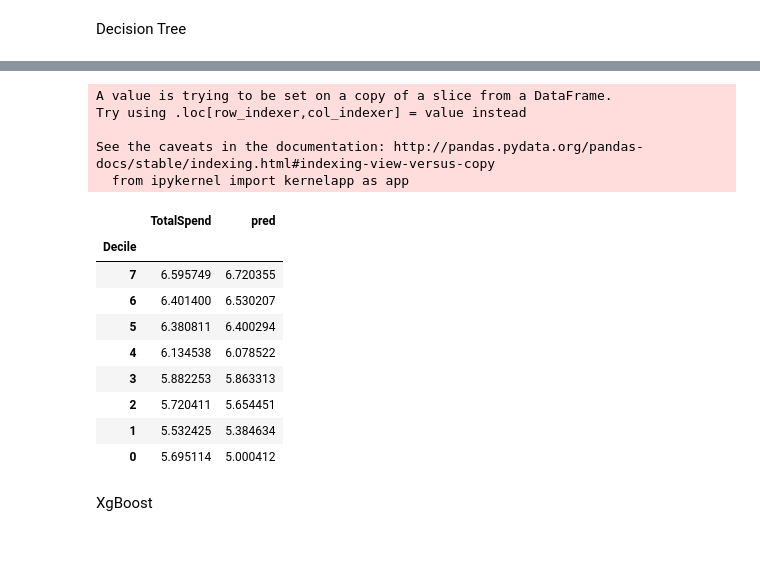
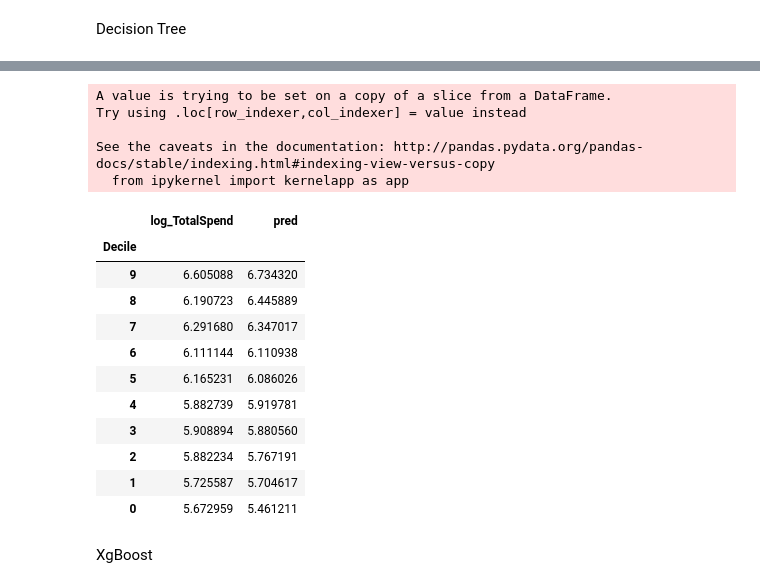
Before and after one commit to devarun07/Analytix, a Jupyter notebook: Projects/1. Predicting Credit Card Spend & Identifying Key Drivers/Project-1.ipynb, the cells around one changed output, grey strips where cells are left out. Saved outputs shown, nothing was run; the diff lists cells and outputs as text; code cells hidden in the pictures; blank space fills up the shorter version.

```diff
--- a/Projects/1. Predicting Credit Card Spend & Identifying Key Drivers/Project-1.ipynb
+++ b/Projects/1. Predicting Credit Card Spend & Identifying Key Drivers/Project-1.ipynb
@@ -1185,7 +1225,7 @@ Text(0,0.5,'RMSE')
 # %%
 from sklearn import metrics
 # %%
-dt = DecisionTreeRegressor(max_depth=6, min_samples_split=100, max_leaf_nodes=30)
+dt = DecisionTreeRegressor(max_depth=8, min_samples_split=100, max_leaf_nodes=40)
 dt.fit(train_X, train_y)
 pred = dt.predict(train_X)
 # %%
@@ -1195,11 +1269,12 @@ np.sqrt(metrics.mean_squared_error(train_y, pred))
 # %%
-parameters = {"criterion": ["mse", "mae"],
-              "max_depth": [4,5,6,7,8],
-             "min_samples_split":[80,100,150],
-              "max_leaf_nodes": [10,20,30,40,50],
+parameters = {"criterion": ["mse"],
+              "max_depth": [3,5,7],
+             "min_samples_split":[50,100,150],
+              "max_leaf_nodes": [20,30,40,80],
               }
 # %%
 gscv_dtr = GridSearchCV(DecisionTreeRegressor(),
                        param_grid=parameters,
-                       cv=5)
+                       cv=14)
 gscv_dtr.fit(train_X,train_y)
+print("")
@@ -1234,0 +1306,3 @@ np.sqrt(metrics.mean_squared_error(train_y, gscv_dtr.predict(train_X)))
+# %%
+train['pred'] = gscv_dtr.predict(train_X)
+test['pred'] = gscv_dtr.predict(test_X)
@@ -1235,28 +1320,30 @@ np.sqrt(metrics.mean_squared_error(train_y, gscv_dtr.predict(train_X)))
 # %%
 Decile_analysis_test = pd.DataFrame()
-test['Decile'] = pd.cut(test['pred'],8,labels=False)
+test['Decile'] = pd.qcut(test['pred'],10,labels=False)
 
-avg_actual = test[['Decile','TotalSpend']].groupby(['Decile']).mean().sort_index(ascending=False)['TotalSpend']
+avg_actual = test[['Decile','log_TotalSpend']].groupby(['Decile']).mean().sort_index(ascending=False)['log_TotalSpend']
 avg_pred = test[['Decile','pred']].groupby(['Decile']).mean().sort_index(ascending=False)['pred']
 
 Decile_analysis_test = pd.concat([avg_actual,avg_pred],axis=1)
 Decile_analysis_test
 # %% [output]
 A value is trying to be set on a copy of a slice from a DataFrame.
 Try using .loc[row_indexer,col_indexer] = value instead
 
 See the caveats in the documentation: http://pandas.pydata.org/pandas-docs/stable/indexing.html#indexing-view-versus-copy
   from ipykernel import kernelapp as app
-|  | TotalSpend | pred |
+|  | log_TotalSpend | pred |
 | Decile |  |  |
-| 7 | 6.595749 | 6.720355 |
-| 6 | 6.401400 | 6.530207 |
-| 5 | 6.380811 | 6.400294 |
-| 4 | 6.134538 | 6.078522 |
-| 3 | 5.882253 | 5.863313 |
-| 2 | 5.720411 | 5.654451 |
-| 1 | 5.532425 | 5.384634 |
-| 0 | 5.695114 | 5.000412 |
+| 9 | 6.605088 | 6.734320 |
+| 8 | 6.190723 | 6.445889 |
+| 7 | 6.291680 | 6.347017 |
+| 6 | 6.111144 | 6.110938 |
+| 5 | 6.165231 | 6.086026 |
+| 4 | 5.882739 | 5.919781 |
+| 3 | 5.908894 | 5.880560 |
+| 2 | 5.882234 | 5.767191 |
+| 1 | 5.725587 | 5.704617 |
+| 0 | 5.672959 | 5.461211 |
 # %%
 from xgboost import XGBRegressor
 # %% [markdown]
```
Also changed, not shown: parts of 47 cells of this notebook.
